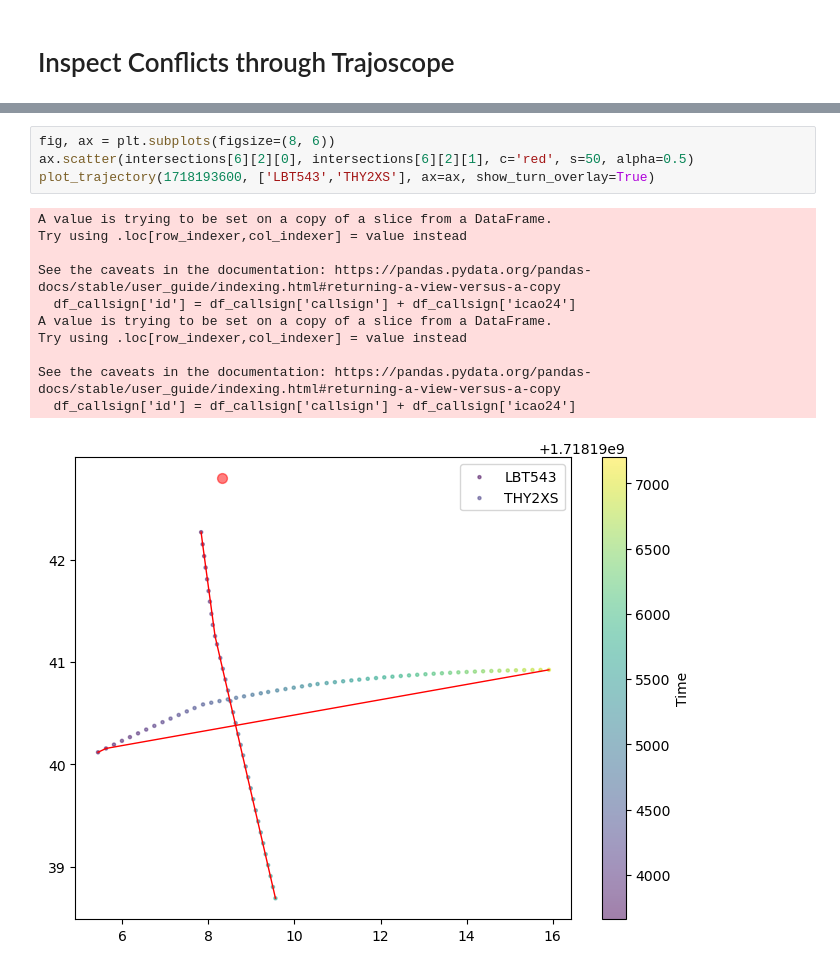
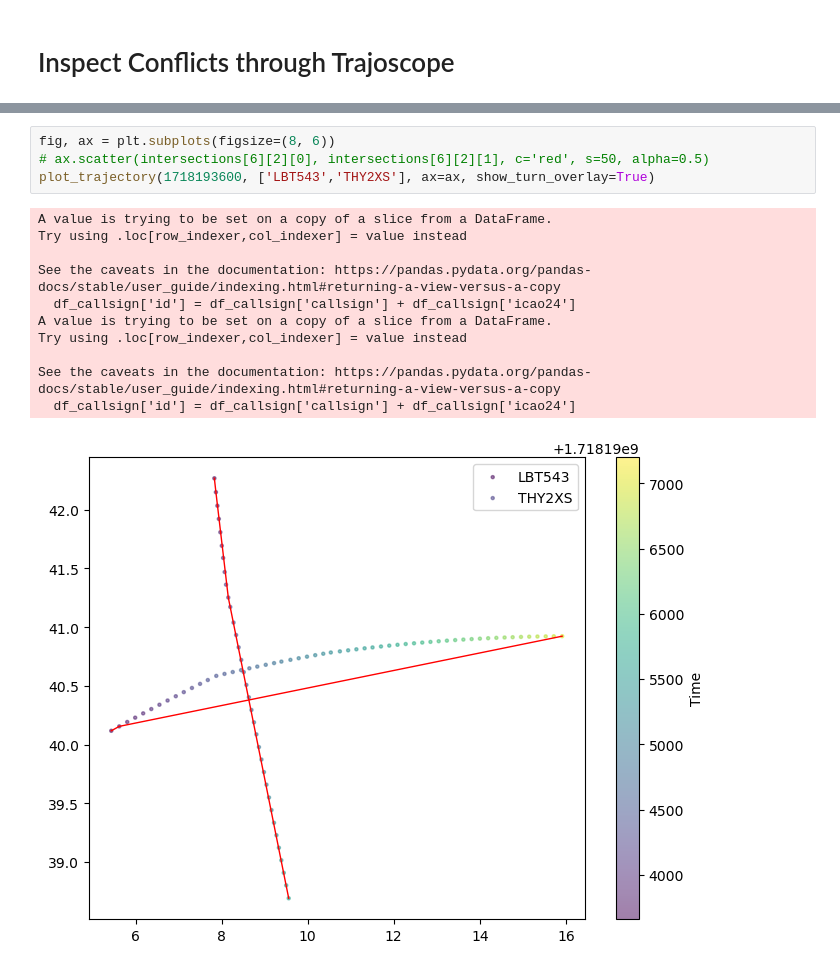
Before and after one commit to thinhhoang95/hlybokyi-potik, a Jupyter notebook: airspace_features/inspect_airspace_features.ipynb, the cells around one changed output, grey strips where cells are left out. Saved outputs shown, nothing was run; the diff lists cells and outputs as text.

```diff
--- a/airspace_features/inspect_airspace_features.ipynb
+++ b/airspace_features/inspect_airspace_features.ipynb
@@ -678,16 +681,16 @@ Analyzing intersection ('39b083ARL915  ', '48af0cLOT6394 ', (8.319999282026645,
 # %%
 fig, ax = plt.subplots(figsize=(8, 6))
-ax.scatter(intersections[6][2][0], intersections[6][2][1], c='red', s=50, alpha=0.5)
+# ax.scatter(intersections[6][2][0], intersections[6][2][1], c='red', s=50, alpha=0.5)
 plot_trajectory(1718193600, ['LBT543','THY2XS'], ax=ax, show_turn_overlay=True)
 # %% [output]
 A value is trying to be set on a copy of a slice from a DataFrame.
 Try using .loc[row_indexer,col_indexer] = value instead
 
 See the caveats in the documentation: https://pandas.pydata.org/pandas-docs/stable/user_guide/indexing.html#returning-a-view-versus-a-copy
   df_callsign['id'] = df_callsign['callsign'] + df_callsign['icao24']
 A value is trying to be set on a copy of a slice from a DataFrame.
 Try using .loc[row_indexer,col_indexer] = value instead
 
 See the caveats in the documentation: https://pandas.pydata.org/pandas-docs/stable/user_guide/indexing.html#returning-a-view-versus-a-copy
   df_callsign['id'] = df_callsign['callsign'] + df_callsign['icao24']
-[figure, old version]
+[figure, new version]
```
Also changed, not shown: parts of 8 cells of this notebook.
